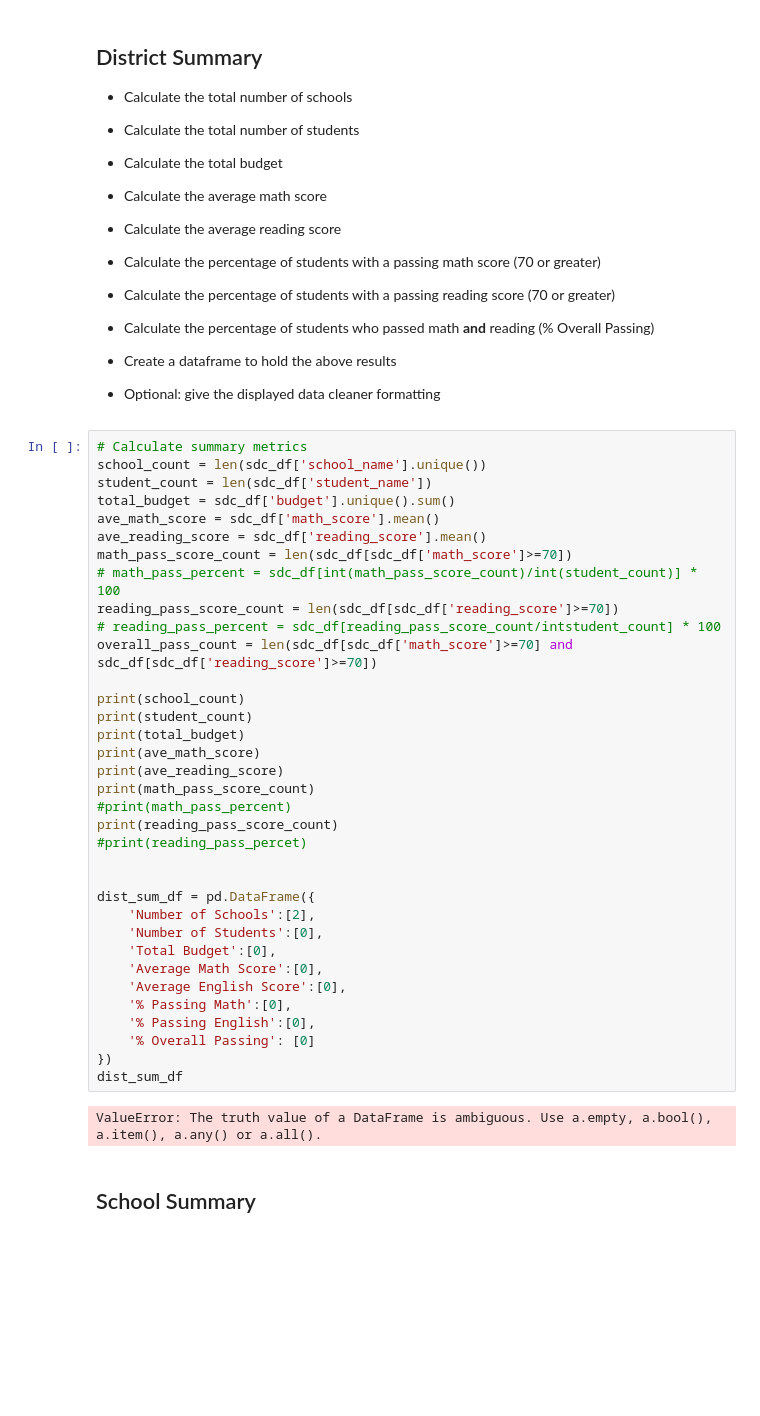
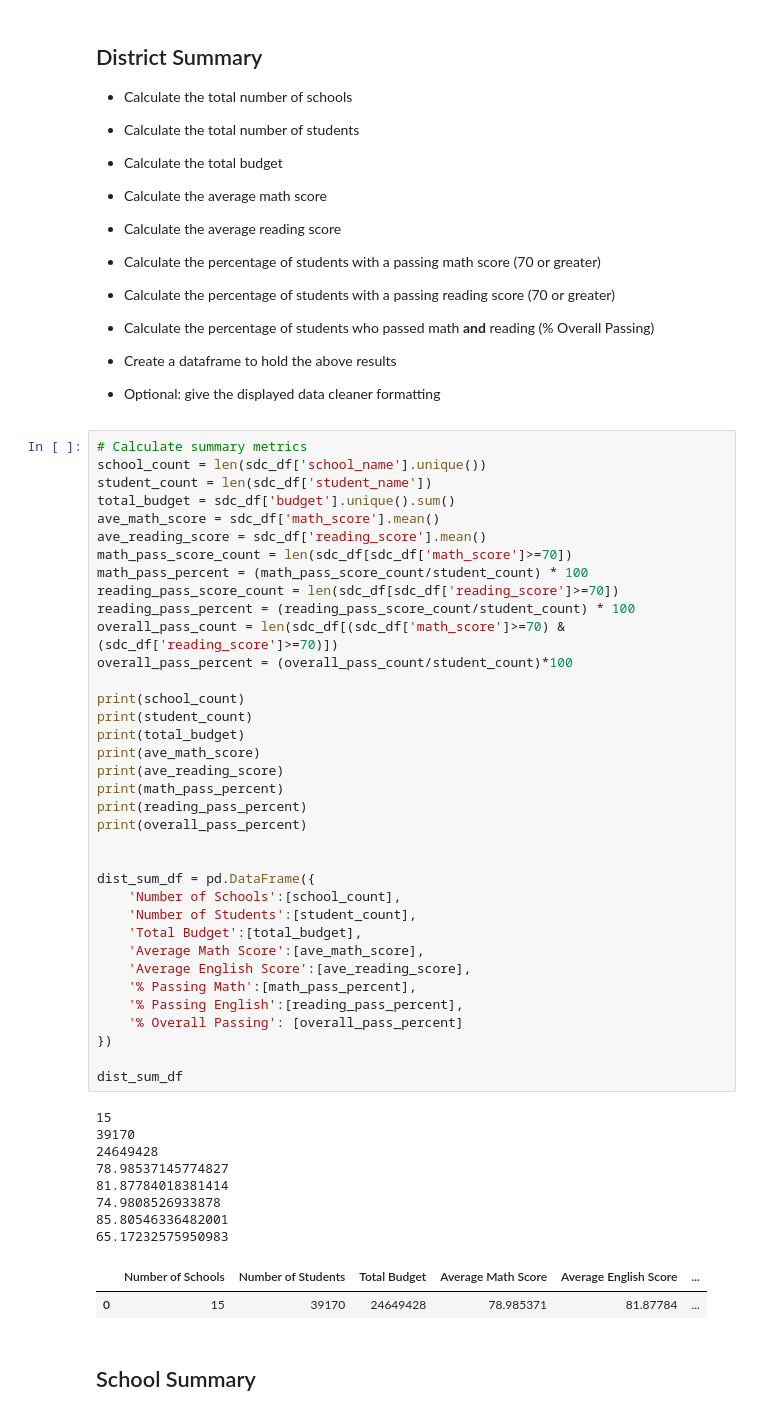
Before and after one commit to yukamara/pandas-challenge, a Jupyter notebook: PyCitySchools/PyCitySchools_starter.ipynb, the cells around one changed output. Cells and saved outputs as stored; diff of their text form; blank space fills up the shorter version.

```diff
--- a/PyCitySchools/PyCitySchools_starter.ipynb
+++ b/PyCitySchools/PyCitySchools_starter.ipynb
@@ -49,40 +49,50 @@ sdc_df.head()
 # %%
 # Calculate summary metrics
 school_count = len(sdc_df['school_name'].unique())
 student_count = len(sdc_df['student_name'])
 total_budget = sdc_df['budget'].unique().sum()
 ave_math_score = sdc_df['math_score'].mean()
 ave_reading_score = sdc_df['reading_score'].mean()
 math_pass_score_count = len(sdc_df[sdc_df['math_score']>=70])
-# math_pass_percent = sdc_df[int(math_pass_score_count)/int(student_count)] * 100
+math_pass_percent = (math_pass_score_count/student_count) * 100
 reading_pass_score_count = len(sdc_df[sdc_df['reading_score']>=70])
-# reading_pass_percent = sdc_df[reading_pass_score_count/intstudent_count] * 100
-overall_pass_count = len(sdc_df[sdc_df['math_score']>=70] and sdc_df[sdc_df['reading_score']>=70])
+reading_pass_percent = (reading_pass_score_count/student_count) * 100
+overall_pass_count = len(sdc_df[(sdc_df['math_score']>=70) & (sdc_df['reading_score']>=70)])
+overall_pass_percent = (overall_pass_count/student_count)*100
 
 print(school_count)
 print(student_count)
 print(total_budget)
 print(ave_math_score)
 print(ave_reading_score)
-print(math_pass_score_count)
-#print(math_pass_percent)
-print(reading_pass_score_count)
-#print(reading_pass_percet)
+print(math_pass_percent)
+print(reading_pass_percent)
+print(overall_pass_percent)
 
 
 dist_sum_df = pd.DataFrame({
-    'Number of Schools':[2],
-    'Number of Students':[0],
-    'Total Budget':[0],
-    'Average Math Score':[0],
-    'Average English Score':[0],
-    '% Passing Math':[0],
-    '% Passing English':[0],
-    '% Overall Passing': [0]
+    'Number of Schools':[school_count],
+    'Number of Students':[student_count],
+    'Total Budget':[total_budget],
+    'Average Math Score':[ave_math_score],
+    'Average English Score':[ave_reading_score],
+    '% Passing Math':[math_pass_percent],
+    '% Passing English':[reading_pass_percent],
+    '% Overall Passing': [overall_pass_percent]
 })
+
 dist_sum_df
 # %% [output]
-ValueError: The truth value of a DataFrame is ambiguous. Use a.empty, a.bool(), a.item(), a.any() or a.all().
+15
+39170
+24649428
+78.98537145774827
+81.87784018381414
+74.9808526933878
+85.80546336482001
+65.17232575950983
+|  | Number of Schools | Number of Students | Total Budget | Average Math Score | Average English Score | ... |
+| 0 | 15 | 39170 | 24649428 | 78.985371 | 81.87784 | ... |
 # %% [markdown]
 ## School Summary
 # %% [markdown]
```
